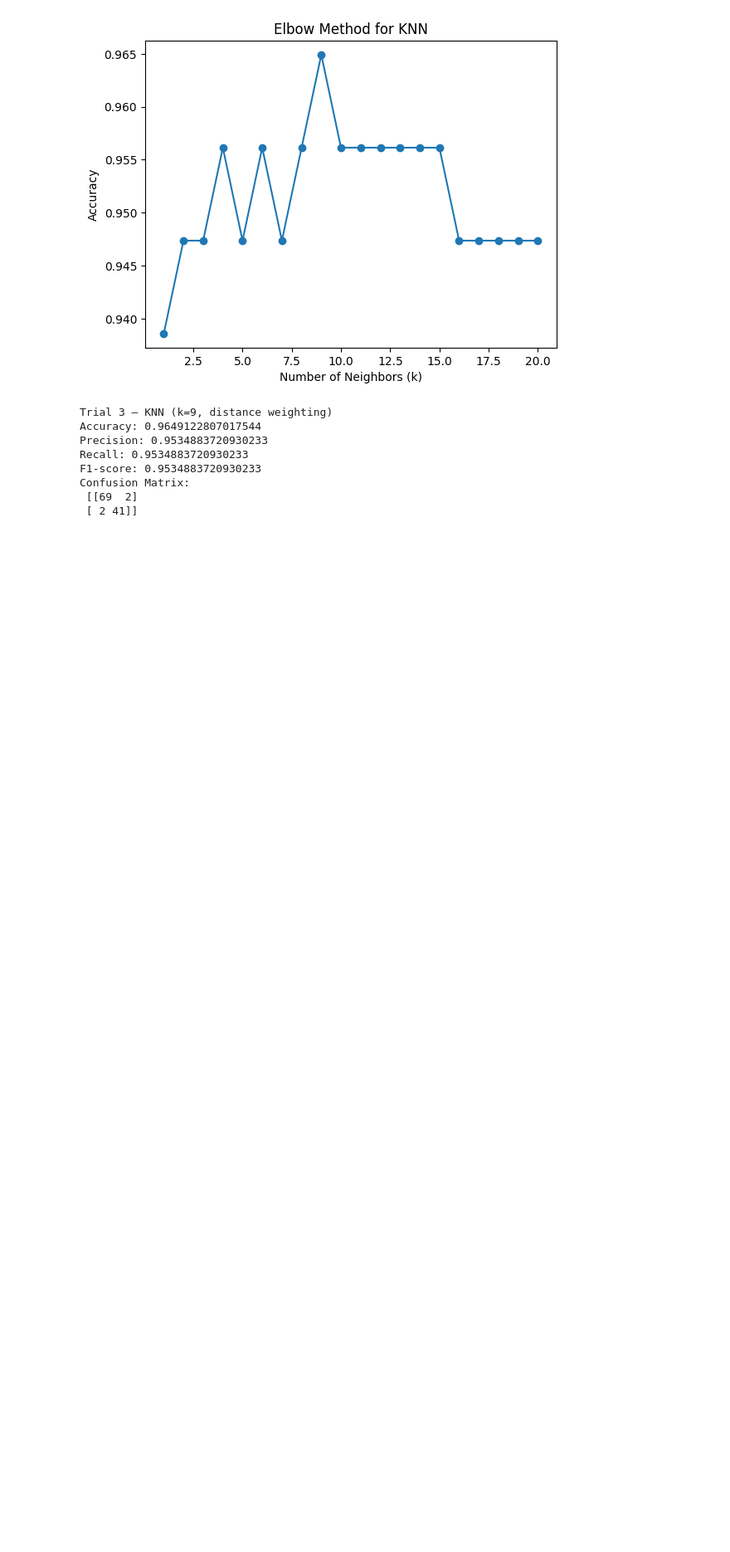
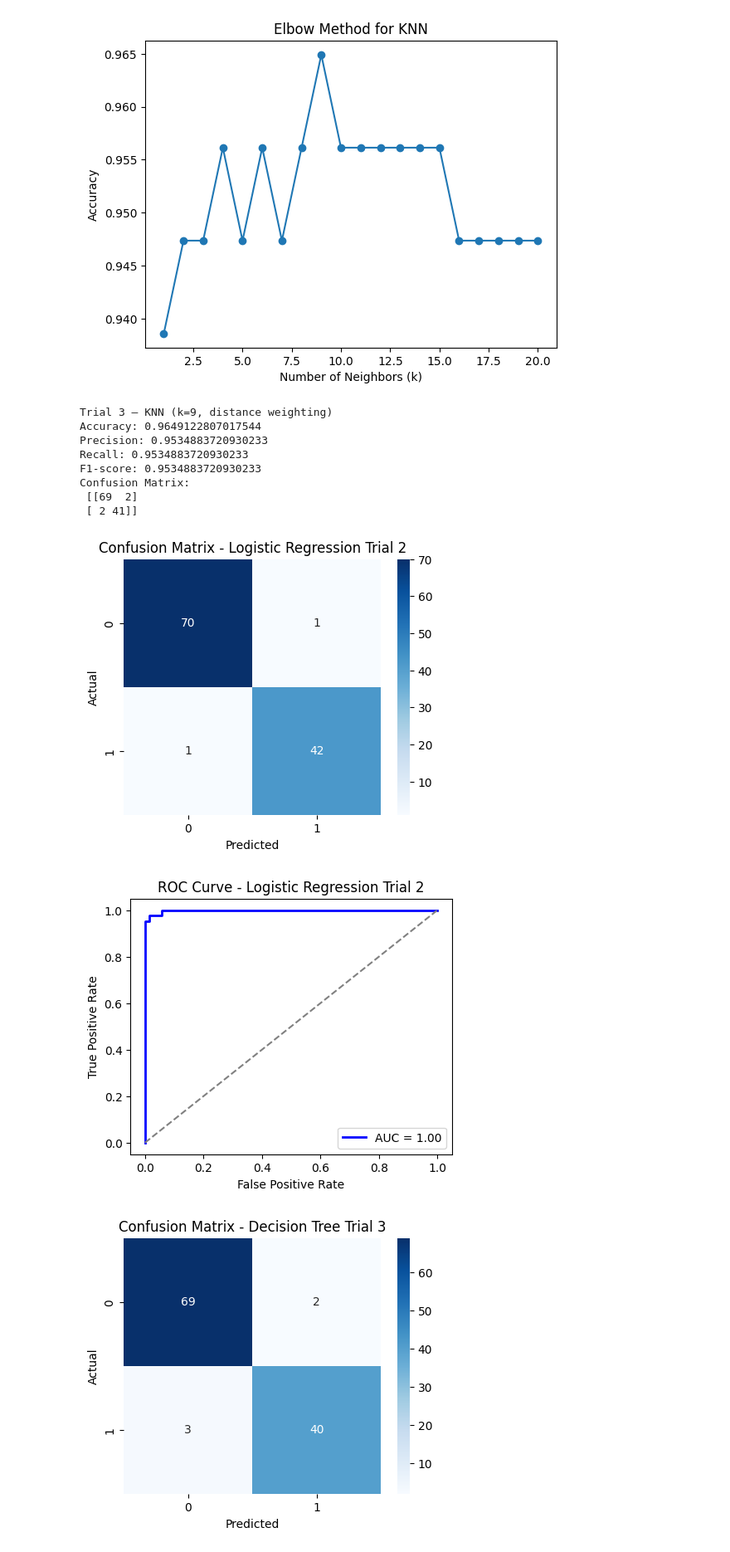
Before and after one commit to Anurodh0011/BREAST-CANCER-DETECTION, a Jupyter notebook: coursework.ipynb, the cells around one changed output. Shown at 83% size. Cells and saved outputs as stored; diff of their text form; code cells hidden in the pictures; blank space fills up the shorter version.

```diff
--- a/coursework.ipynb
+++ b/coursework.ipynb
@@ -379,7 +395,46 @@ F1-score: 0.9534883720930233
 Confusion Matrix:
  [[69  2]
  [ 2 41]]
+# %%
+import matplotlib.pyplot as plt
+import seaborn as sns
+from sklearn.metrics import confusion_matrix, roc_curve, auc
+
+models = {
+    "Logistic Regression Trial 2": lr_trial2,
+    "Decision Tree Trial 3": dt_trial3,
+    "KNN Trial 3": knn_trial3
+}
 # %%
-# precision, recall, f1-score - metrics for classification
-# mathematics formula for each algorithm.
-# elbow method for best value of k.
+for name, model in models.items():
+    y_pred = model.predict(X_test)
+
+    # Confusion Matrix
+    cm = confusion_matrix(y_test, y_pred)
+    plt.figure(figsize=(5,4))
+    sns.heatmap(cm, annot=True, fmt="d", cmap="Blues")
+    plt.title(f"Confusion Matrix - {name}")
+    plt.xlabel("Predicted")
+    plt.ylabel("Actual")
+    plt.show()
+
+    # ROC Curve & AUC
+    if hasattr(model, "predict_proba"):  # works for models with probability output
+        y_prob = model.predict_proba(X_test)[:, 1]
+        fpr, tpr, _ = roc_curve(y_test, y_prob)
+        roc_auc = auc(fpr, tpr)
+
+        plt.figure(figsize=(5,4))
+        plt.plot(fpr, tpr, color="blue", lw=2, label=f"AUC = {roc_auc:.2f}")
+        plt.plot([0,1], [0,1], color="gray", linestyle="--")
+        plt.title(f"ROC Curve - {name}")
+        plt.xlabel("False Positive Rate")
+        plt.ylabel("True Positive Rate")
+        plt.legend(loc="lower right")
+        plt.show()
+    else:
+        print(f"ROC curve not available for {name} (model has no predict_proba)")
+# %% [output]
+[figure, added]
+[figure, added]
+[figure, added]
```
Also changed, not shown: parts of 9 cells of this notebook, 4 other files.
